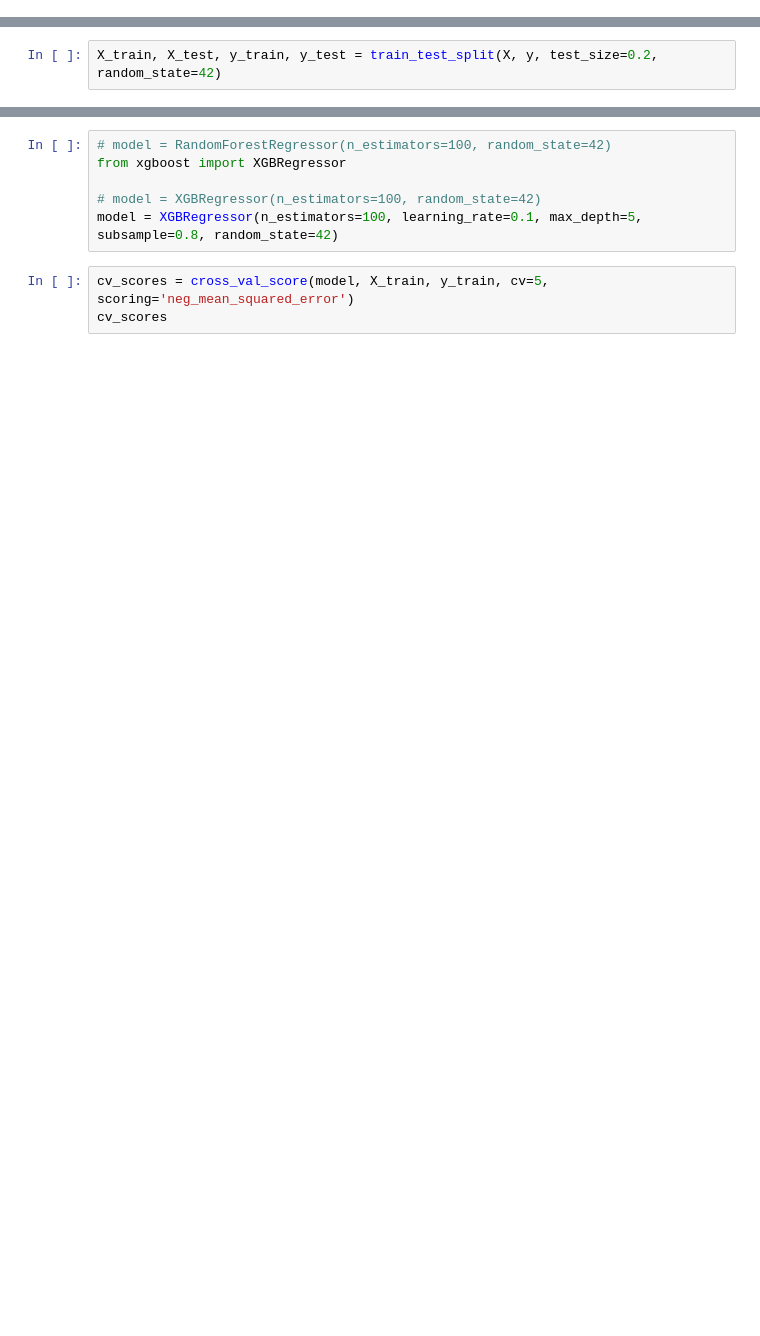
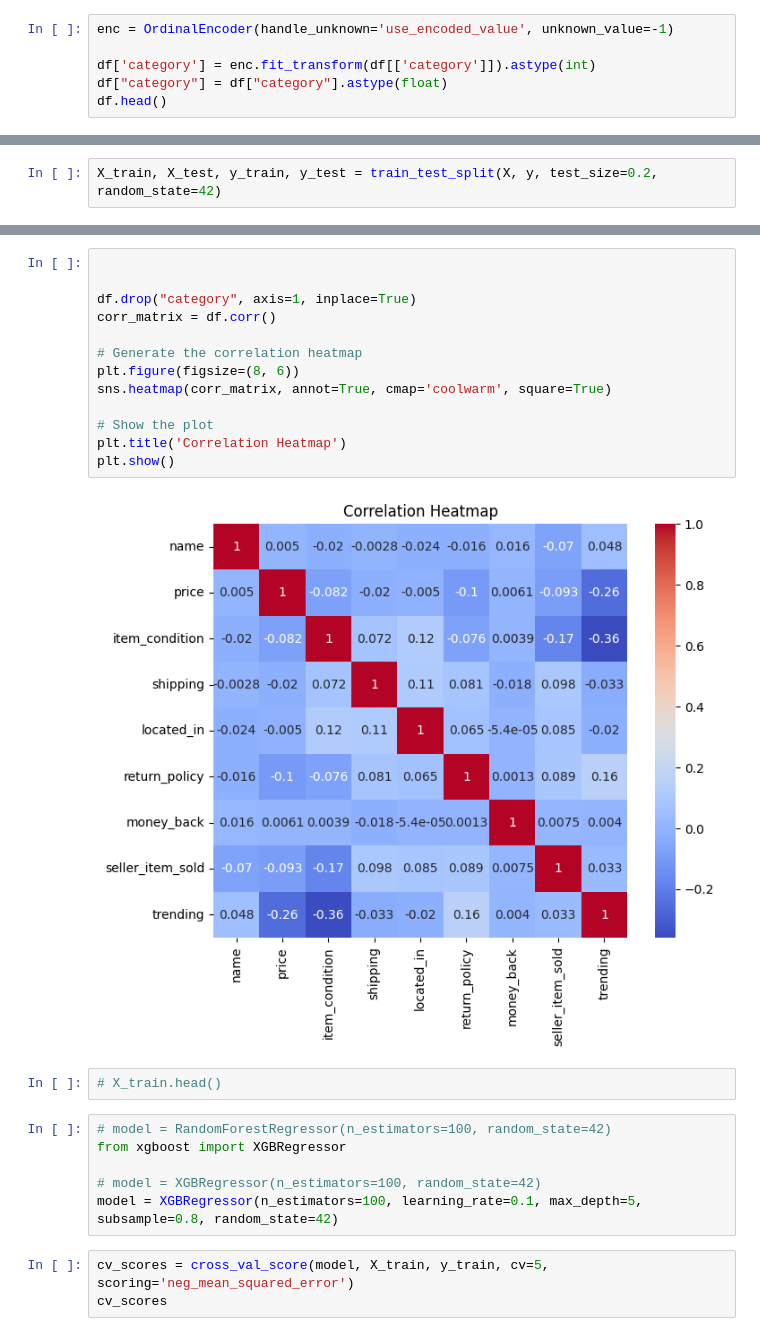
Before and after one commit to JaxSulav/PriceProphet, a Jupyter notebook: Data Processing/cv.ipynb, the cells around one changed output, grey strips where cells are left out. Saved outputs shown, nothing was run; the diff lists cells and outputs as text; blank space fills up the shorter version.

```diff
--- a/Data Processing/cv.ipynb
+++ b/Data Processing/cv.ipynb
@@ -39,2 +58,8 @@ df.to_csv("./data/data_tpot.csv", index=False)
 X = df.drop(['price'], axis=1)
 y = df['price']
+# %%
+enc = OrdinalEncoder(handle_unknown='use_encoded_value', unknown_value=-1)
+
+df['category'] = enc.fit_transform(df[['category']]).astype(int)
+df["category"] = df["category"].astype(float)
+df.head()
@@ -71,3 +96,20 @@ X_train.head()
+# %%
+
+
+df.drop("category", axis=1, inplace=True)
+corr_matrix = df.corr()
+
+# Generate the correlation heatmap
+plt.figure(figsize=(8, 6))
+sns.heatmap(corr_matrix, annot=True, cmap='coolwarm', square=True)
+
+# Show the plot
+plt.title('Correlation Heatmap')
+plt.show()
+# %% [output]
+[figure, added]
+# %%
+# X_train.head()
 # %%
 # model = RandomForestRegressor(n_estimators=100, random_state=42)
 from xgboost import XGBRegressor
```
Also changed, not shown: parts of 12 cells of this notebook, 1 other file.
